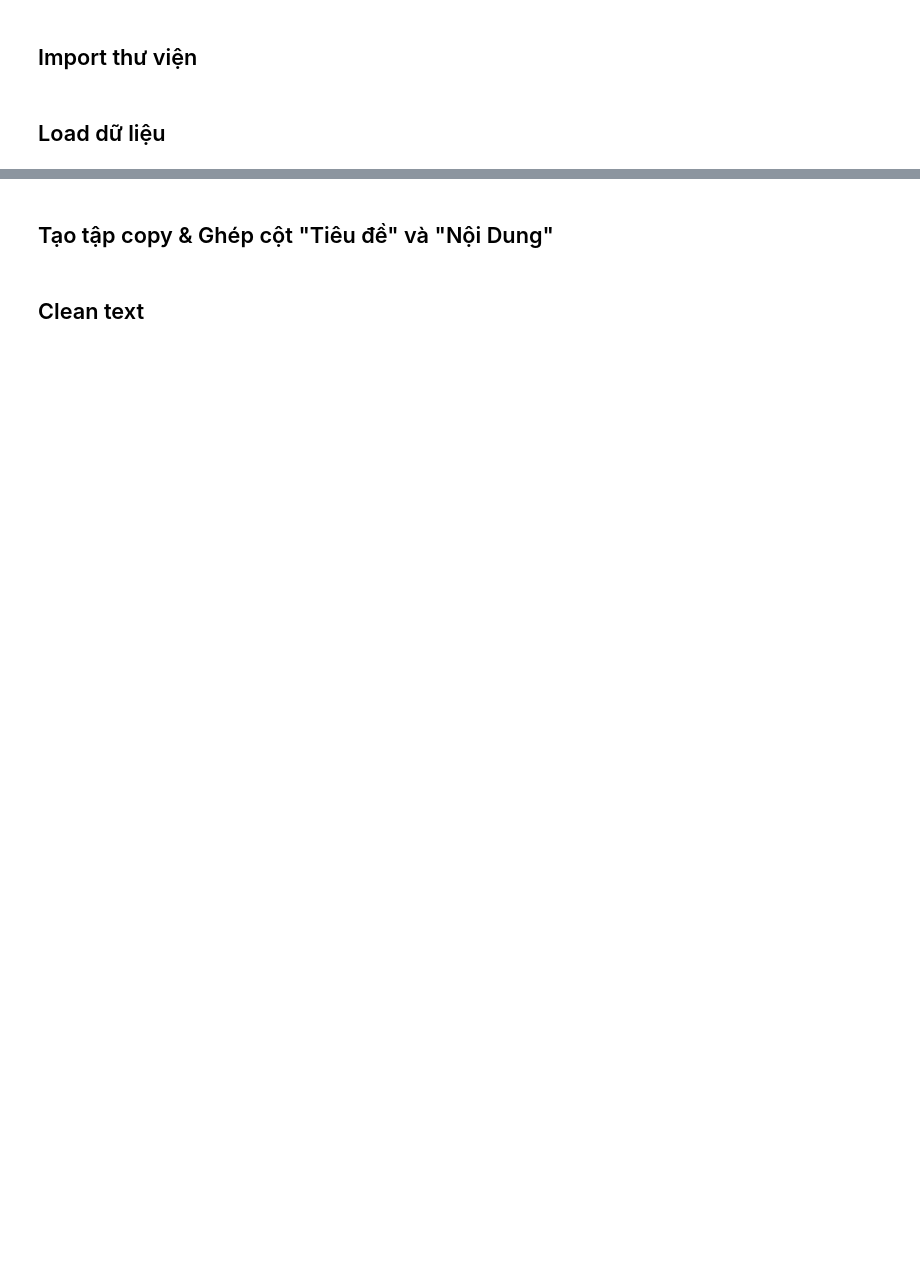
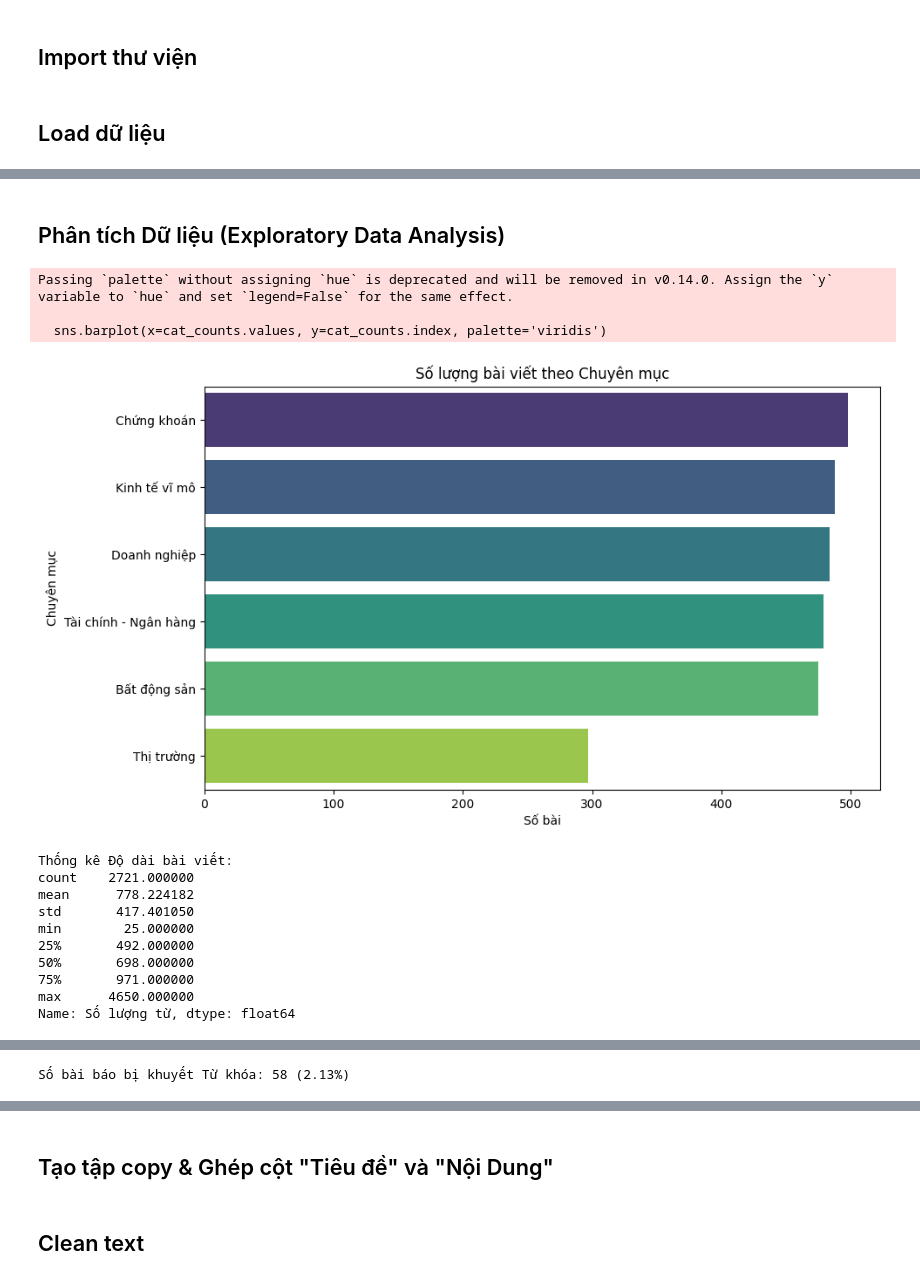
Before and after one commit to Thang2905/Economy_sentiment, a Jupyter notebook: economy.ipynb, the cells around one changed output, grey strips where cells are left out. Drawn from its saved outputs; the diff is of its cells as text; code cells hidden in the pictures; blank space fills up the shorter version.

```diff
--- a/economy.ipynb
+++ b/economy.ipynb
@@ -35,0 +42,46 @@ memory usage: 10.3+ KB
+# %% [markdown]
+## Phân tích Dữ liệu (Exploratory Data Analysis)
+# %%
+# Thống kê theo Chuyên mục
+cat_counts = economy['Chuyên mục'].value_counts()
+
+plt.figure(figsize=(10,6))
+sns.barplot(x=cat_counts.values, y=cat_counts.index, palette='viridis')
+plt.title('Số lượng bài viết theo Chuyên mục')
+plt.xlabel('Số bài')
+plt.ylabel('Chuyên mục')
+plt.show()
+
+# Độ dài bài viết (Số lượng từ)
+economy['Số lượng từ'] = economy['Nội dung'].astype(str).apply(lambda x: len(x.split()))
+
+print("\nThống kê Độ dài bài viết:")
+print(economy['Số lượng từ'].describe())
+
+plt.figure(figsize=(10,6))
+sns.histplot(economy['Số lượng từ'], bins=50, kde=True, color='blue')
+plt.axvline(economy['Số lượng từ'].mean(), color='red', linestyle='dashed', linewidth=2, label=f"Mean: {economy['Số lượng từ'].mean():.0f} từ")
+plt.title('Phân phối Độ dài bài viết')
+plt.xlabel('Số từ')
+plt.ylabel('Tần suất')
+plt.legend()
+plt.show()
+
+# Tỷ lệ khuyết Từ khóa
+missing_kw = economy['Từ khóa'].isna().sum()
+print(f"\nSố bài báo bị khuyết Từ khóa: {missing_kw} ({missing_kw/len(economy)*100:.2f}%)")
+# %% [output]
+Passing `palette` without assigning `hue` is deprecated and will be removed in v0.14.0. Assign the `y` variable to `hue` and set `legend=False` for the same effect.
+
+  sns.barplot(x=cat_counts.values, y=cat_counts.index, palette='viridis')
+[figure, added]
+Thống kê Độ dài bài viết:
+count    2721.000000
+mean      778.224182
+std       417.401050
+min        25.000000
+25%       492.000000
+50%       698.000000
+75%       971.000000
+max      4650.000000
+Name: Số lượng từ, dtype: float64
@@ -35,0 +89 @@ memory usage: 10.3+ KB
+Số bài báo bị khuyết Từ khóa: 58 (2.13%)
```
Also changed, not shown: parts of 56 cells of this notebook, 1 other file.
